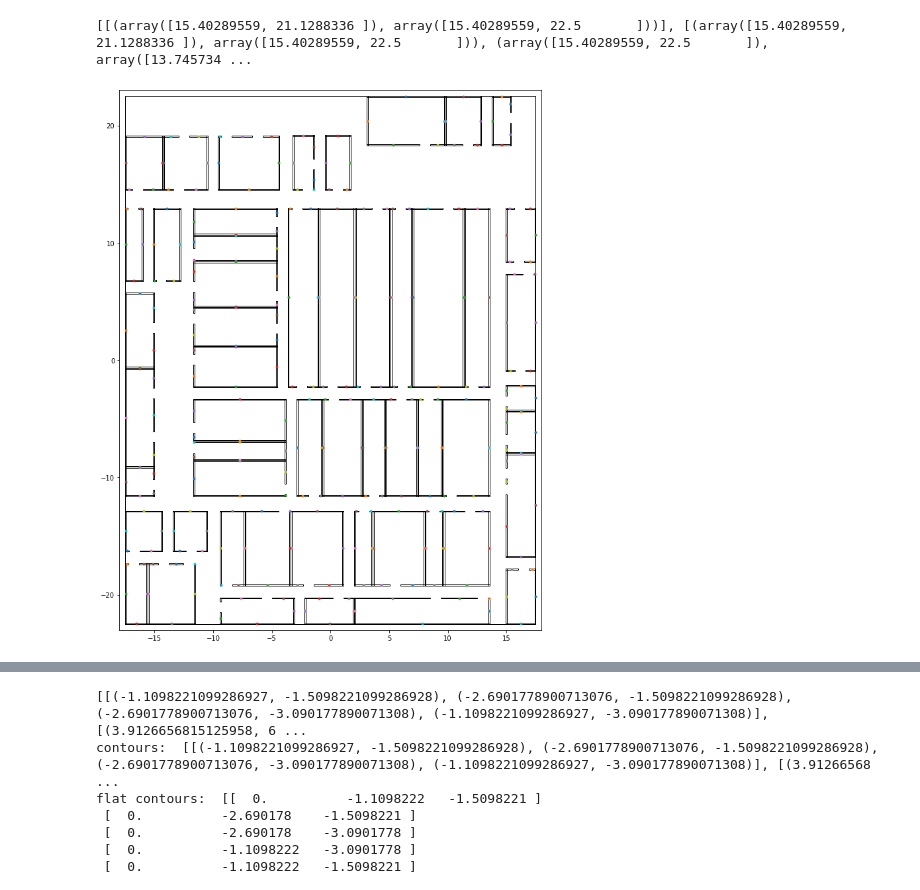
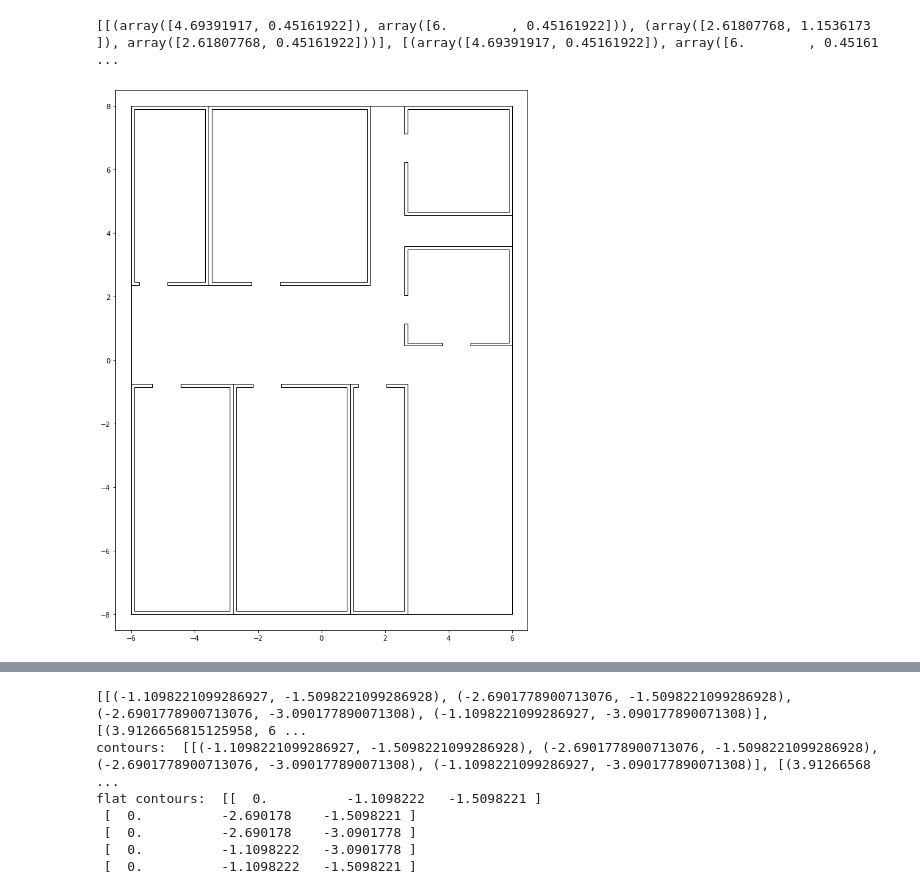
Before and after one commit to Makuh17/navrep, a Jupyter notebook: jupyter_tests/Room generation.ipynb, the cells around one changed output, grey strips where cells are left out. Cells and saved outputs as stored; diff of their text form; code cells hidden in the pictures.

```diff
--- a/jupyter_tests/Room generation.ipynb
+++ b/jupyter_tests/Room generation.ipynb
@@ -21,15 +23,15 @@ room_w = 12
 main_room = np.array([[room_w,room_h],[-room_w,room_h],[-room_w,-room_h],[room_w,-room_h]])/2
 r = Room.from_vert(main_room)
 # %%
-room_h = 45
-room_w = 35
+room_h = 16
+room_w = 12
 
 main_room = np.array([[room_w,room_h],[-room_w,room_h],[-room_w,-room_h],[room_w,-room_h]])/2
 main_room = Room.from_vert(main_room)
 
 axis = 1
-corridor_w = 1.5
-corridor_num = 5
+corridor_w = 1.2
+corridor_num = 2
 
 rooms = []
 
@@ -40,11 +42,12 @@ rooms=[r for r in split if r.get_area() > 1 and min(r.dim[0],r.dim[1]) > 1.5]
 
 # Creates corridors
 for i in range(corridor_num):
-    axis = 1 - axis
+    #axis = 1 - axis
     corridor_w *= 0.9
     num = len(rooms)
     for i in range(num):
         room = rooms.pop(0)
+        axis = np.argmax(room.dim)
         split = room.split_room(axis, corridor_w)
         split = [r for r in split if r.get_area() > 2 and min(r.dim[0],r.dim[1]) > 1.5]
         rooms+= split if split else [room]
@@ -98,32 +93,32 @@ for room in rooms:
         test.append([(point[0],point[1]) for point in polygon])
 print(test)
 # %% [output]
-[[(array([15.40289559, 21.1288336 ]), array([15.40289559, 22.5       ]))], [(array([15.40289559, 21.1288336 ]), array([15.40289559, 22.5       ])), (array([15.40289559, 22.5       ]), array([13.745734 ...
+[[(array([4.69391917, 0.45161922]), array([6.        , 0.45161922])), (array([2.61807768, 1.1536173 ]), array([2.61807768, 0.45161922]))], [(array([4.69391917, 0.45161922]), array([6.        , 0.45161 ...
 # %%
 plot_rooms = [main_room]+rooms
 fig, ax = plt.subplots(figsize=[15,15])
 for r in plot_rooms:
     if r.door:
         poly, rect = r.get_polygons()
         for p in poly:
             polygon = Polygon(np.array(p), fill=False)
-            #ax.add_patch(polygon)
+            ax.add_patch(polygon)
             #ax.plot(r.door[0][0][:,0], r.door[0][0][:,1], '.')
-        for p in rect:
-            centre = np.mean(p, axis= 0)
-            polygon = Polygon(np.array(p), fill=False)
-            ax.add_patch(polygon)
-            ax.plot(centre[0], centre[1], '.')
+        #for p in rect:
+         #   centre = np.mean(p, axis= 0)
+          #  polygon = Polygon(np.array(p), fill=False)
+           # ax.add_patch(polygon)
+            #ax.plot(centre[0], centre[1], '.')
     else:
         polygon = Polygon(r.get_vert(), fill=False)
         ax.add_patch(polygon)
 
 plt.xlim([-(room_w+1)/2,(room_w+1)/2])
 plt.ylim([-(room_h+1)/2,(room_h+1)/2])
 ax.set_aspect('equal', 'box')
 plt.show()
 # %% [output]
-[figure, old version]
+[figure, new version]
 # %%
 test_room = Room(6,4,[1,1])
 # %%
```
Also changed, not shown: parts of 5 cells of this notebook, 1 other file.
